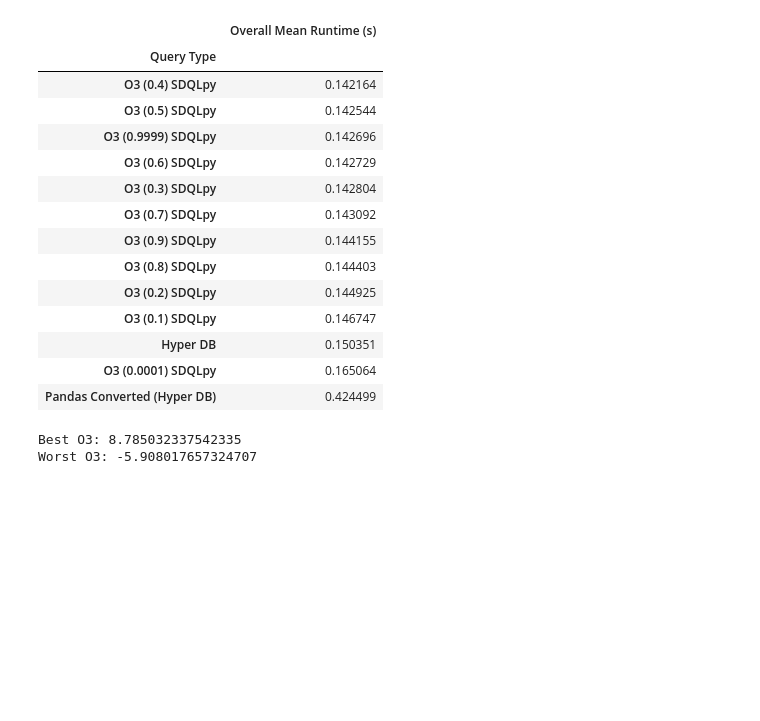
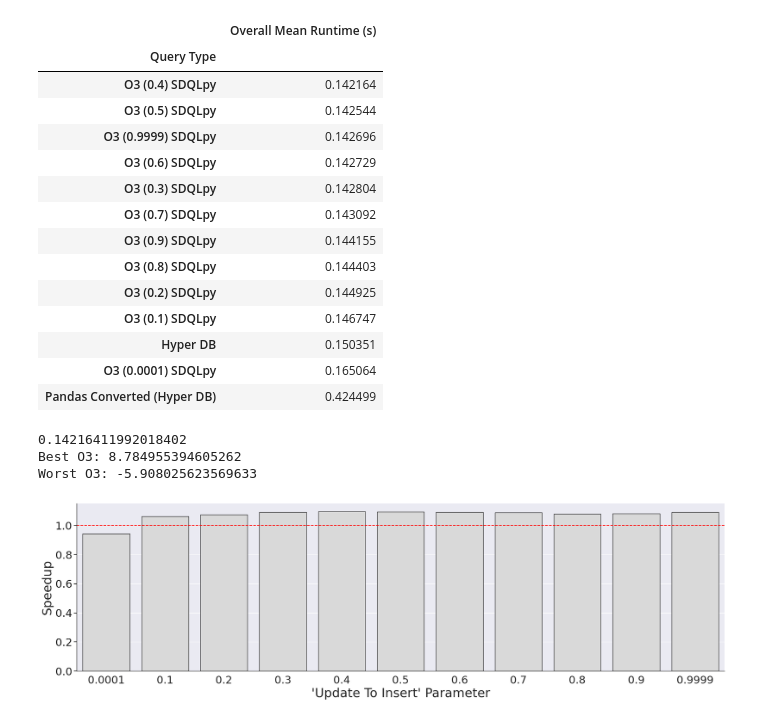
Before and after one commit to groegercesg/QueryBridge, a Jupyter notebook: benchmarking/notebooks/year2_report.ipynb, the cells around one changed output. Cells and saved outputs as stored; diff of their text form; code cells hidden in the pictures; blank space fills up the shorter version.

```diff
--- a/benchmarking/notebooks/year2_report.ipynb
+++ b/benchmarking/notebooks/year2_report.ipynb
@@ -313,9 +327,3 @@ dense_overall.head(15)
 | Hyper DB | 0.150351 |
 | O3 (0.0001) SDQLpy | 0.165064 |
 | Pandas Converted (Hyper DB) | 0.424499 |
-# %%
-print(f"Best O3: {runtime_reduction(0.155856, 0.142164)}")
-print(f"Worst O3: {runtime_reduction(0.155856, 0.165064)}")
-# %% [output]
-Best O3: 8.785032337542335
-Worst O3: -5.908017657324707
@@ -321,0 +332,70 @@ Worst O3: -5.908017657324707
+# %%
+new_den = dense_overall.reset_index()
+new_den = new_den[new_den["Query Type"].str.contains("SDQLpy")]
+dense_numbers = list(new_den["Overall Mean Runtime (s)"])
+print(min(dense_numbers))
+print(f"Best O3: {runtime_reduction(naive_runtime, min(dense_numbers))}")
+print(f"Worst O3: {runtime_reduction(naive_runtime, max(dense_numbers))}")
+# %% [output]
+0.14216411992018402
+Best O3: 8.784955394605262
+Worst O3: -5.908025623569633
+# %%
+sns.set_theme(rc={'figure.figsize':(20,6)})
+
+plt.rcParams['patch.linewidth'] = 1.0
+plt.rcParams['patch.edgecolor'] = 'k'
+
+# Filter results for SDQLpy
+filter_dense = dense_overall.reset_index()
+filter_dense = filter_dense[filter_dense["Query Type"].str.contains("SDQLpy")]
+filter_dense['Overall Mean Runtime (s)'] = filter_dense['Overall Mean Runtime (s)'].apply(lambda x : naive_runtime / x)
+filter_dense['Query Type'] = filter_dense['Query Type'].replace(
+    {
+        "O3 (0.4) SDQLpy": "0.4",
+        "O3 (0.5) SDQLpy": "0.5",
+        "O3 (0.9999) SDQLpy": "0.9999",
+        "O3 (0.0001) SDQLpy": "0.0001",
+        "O3 (0.6) SDQLpy": "0.6",
+        "O3 (0.3) SDQLpy": "0.3",
+        "O3 (0.7) SDQLpy": "0.7",
+        "O3 (0.9) SDQLpy": "0.9",
+        "O3 (0.8) SDQLpy": "0.8",
+        "O3 (0.2) SDQLpy": "0.2",
+        "O3 (0.1) SDQLpy": "0.1"
+     }
+)
+
+
+# Set order
+ax = sns.barplot(data=filter_dense, x="Query Type", y="Overall Mean Runtime (s)", color="#D9D9D9",
+                 order=sorted([float(x) for x in list(filter_dense["Query Type"])]))
+
+ax.set_ylabel("Speedup", fontsize=26)
+ax.set_xlabel("'Update To Insert' Parameter", fontsize=26)
+
+# Make axes weightier
+plt.setp(ax.spines.values(), linewidth=1)
+
+for spine in ax.spines.values():
+    spine.set_edgecolor('k')
+
+
+ax.tick_params(axis='x', which='major', labelsize=22)
+ax.tick_params(axis='y', which='major', direction="out", colors="k", left=True, labelsize=22)
+
+ax.spines[['right', 'top']].set_visible(False)
+
+ax.axhline(y = 1.0, xmin = 0, xmax = 1,
+           color = "red", linestyle = "dashed")
+
+plt.tight_layout()
+
+filename = f"../analysis_results/y2_report/dense_tuning.pdf"
+if filename != None:
+    os.makedirs(os.path.dirname(filename), exist_ok=True)
+    plt.savefig(filename, bbox_inches="tight", transparent=True)
+
+plt.show()
+# %% [output]
+[figure, added]
```
Also changed, not shown: parts of 9 cells of this notebook, 9 other files.
